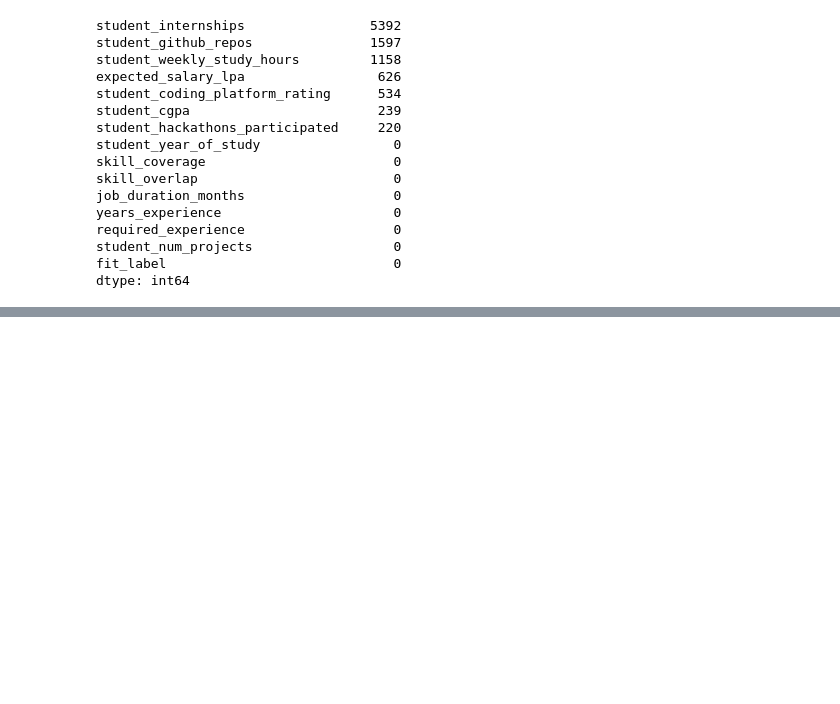
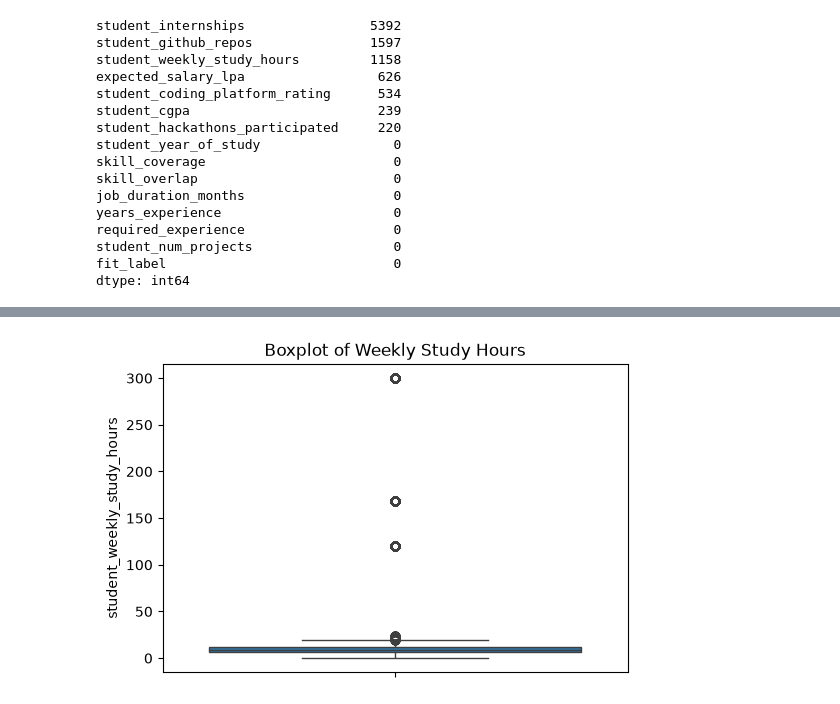
Before and after one commit to ashish-dev-hub/Vertex, a Jupyter notebook: EDA.ipynb, the cells around one changed output, grey strips where cells are left out. Saved outputs shown, nothing was run; the diff lists cells and outputs as text; code cells hidden in the pictures; blank space fills up the shorter version.

```diff
--- a/EDA.ipynb
+++ b/EDA.ipynb
@@ -363,0 +378,6 @@ dtype: int64
+# %%
+plt.figure(figsize=(6, 4))
+sns.boxplot(y=df['student_weekly_study_hours'])
+plt.show()
+# %% [output]
+[figure, added]
```
Also changed, not shown: parts of 40 cells of this notebook.
